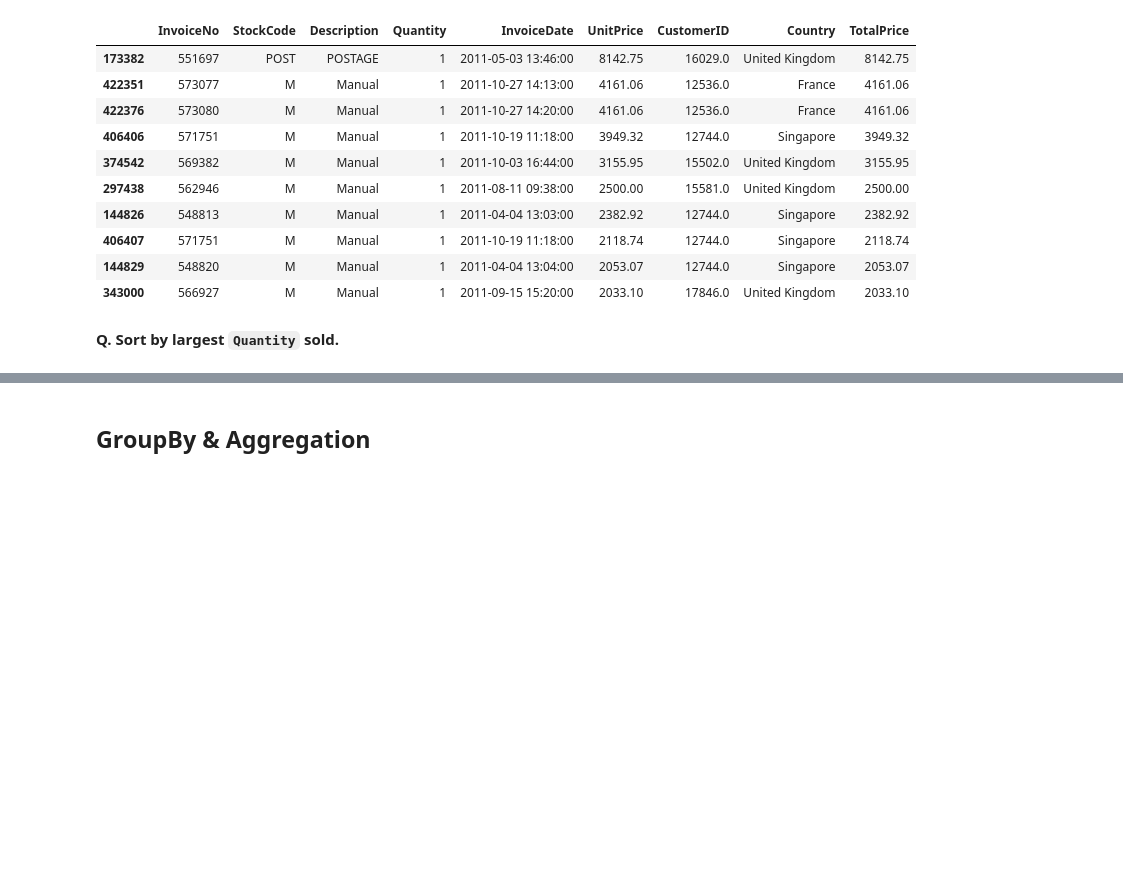
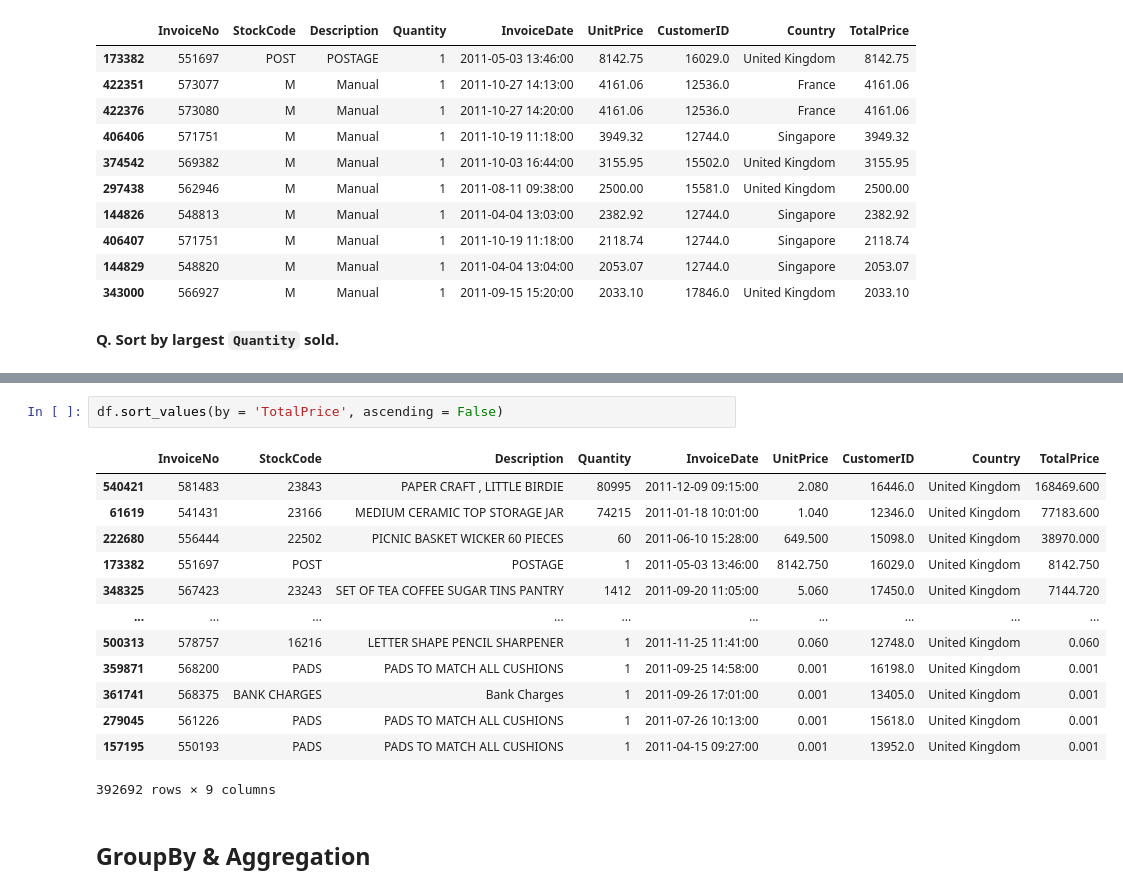
Before and after one commit to shsaniya04/Data-Analysis-with-Python, a Jupyter notebook: 12_Pandas_Practice_Project.ipynb, the cells around one changed output, grey strips where cells are left out. Cells and saved outputs as stored; diff of their text form; blank space fills up the shorter version.

```diff
--- a/12_Pandas_Practice_Project.ipynb
+++ b/12_Pandas_Practice_Project.ipynb
@@ -373,3 +361,19 @@ Sort by highest `Revenue`.
+# %%
+df.sort_values(by = 'TotalPrice', ascending = False)
+# %% [output]
+|  | InvoiceNo | StockCode | Description | Quantity | InvoiceDate | UnitPrice | CustomerID | Country | TotalPrice |
+| 540421 | 581483 | 23843 | PAPER CRAFT , LITTLE BIRDIE | 80995 | 2011-12-09 09:15:00 | 2.080 | 16446.0 | United Kingdom | 168469.600 |
+| 61619 | 541431 | 23166 | MEDIUM CERAMIC TOP STORAGE JAR | 74215 | 2011-01-18 10:01:00 | 1.040 | 12346.0 | United Kingdom | 77183.600 |
+| 222680 | 556444 | 22502 | PICNIC BASKET WICKER 60 PIECES | 60 | 2011-06-10 15:28:00 | 649.500 | 15098.0 | United Kingdom | 38970.000 |
+| 173382 | 551697 | POST | POSTAGE | 1 | 2011-05-03 13:46:00 | 8142.750 | 16029.0 | United Kingdom | 8142.750 |
+| 348325 | 567423 | 23243 | SET OF TEA COFFEE SUGAR TINS PANTRY | 1412 | 2011-09-20 11:05:00 | 5.060 | 17450.0 | United Kingdom | 7144.720 |
+| ... | ... | ... | ... | ... | ... | ... | ... | ... | ... |
+| 500313 | 578757 | 16216 | LETTER SHAPE PENCIL SHARPENER | 1 | 2011-11-25 11:41:00 | 0.060 | 12748.0 | United Kingdom | 0.060 |
+| 359871 | 568200 | PADS | PADS TO MATCH ALL CUSHIONS | 1 | 2011-09-25 14:58:00 | 0.001 | 16198.0 | United Kingdom | 0.001 |
+| 361741 | 568375 | BANK CHARGES | Bank Charges | 1 | 2011-09-26 17:01:00 | 0.001 | 13405.0 | United Kingdom | 0.001 |
+| 279045 | 561226 | PADS | PADS TO MATCH ALL CUSHIONS | 1 | 2011-07-26 10:13:00 | 0.001 | 15618.0 | United Kingdom | 0.001 |
+| 157195 | 550193 | PADS | PADS TO MATCH ALL CUSHIONS | 1 | 2011-04-15 09:27:00 | 0.001 | 13952.0 | United Kingdom | 0.001 |
+392692 rows × 9 columns
 # %% [markdown]
 ## GroupBy & Aggregation
 # %% [markdown]
```
Also changed, not shown: parts of 8 cells of this notebook, 2 other files.
